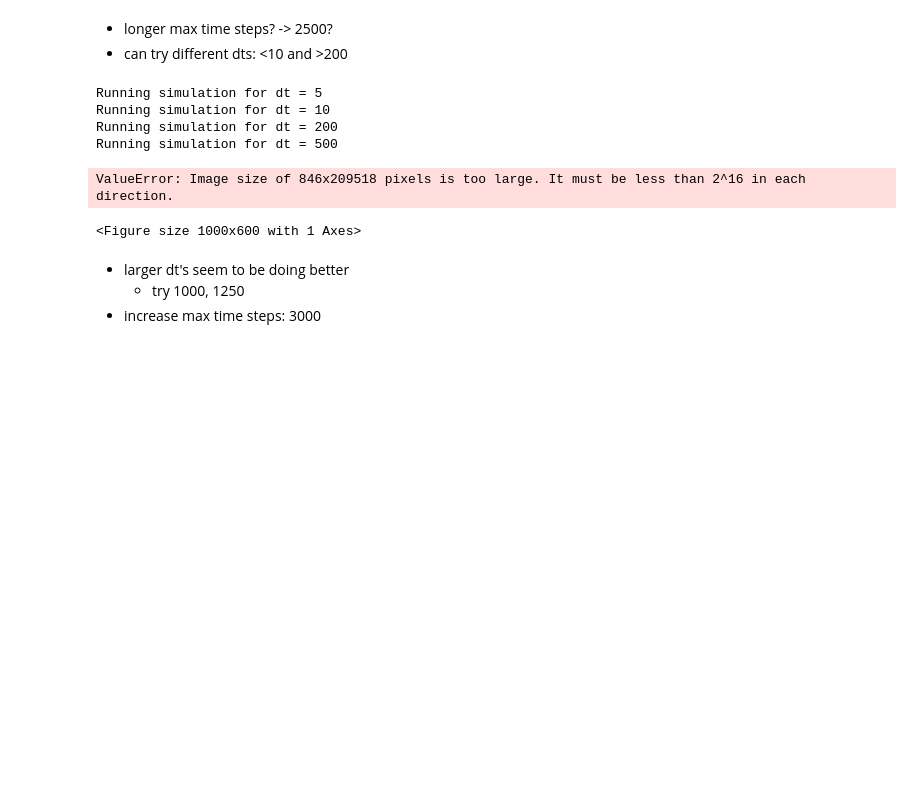
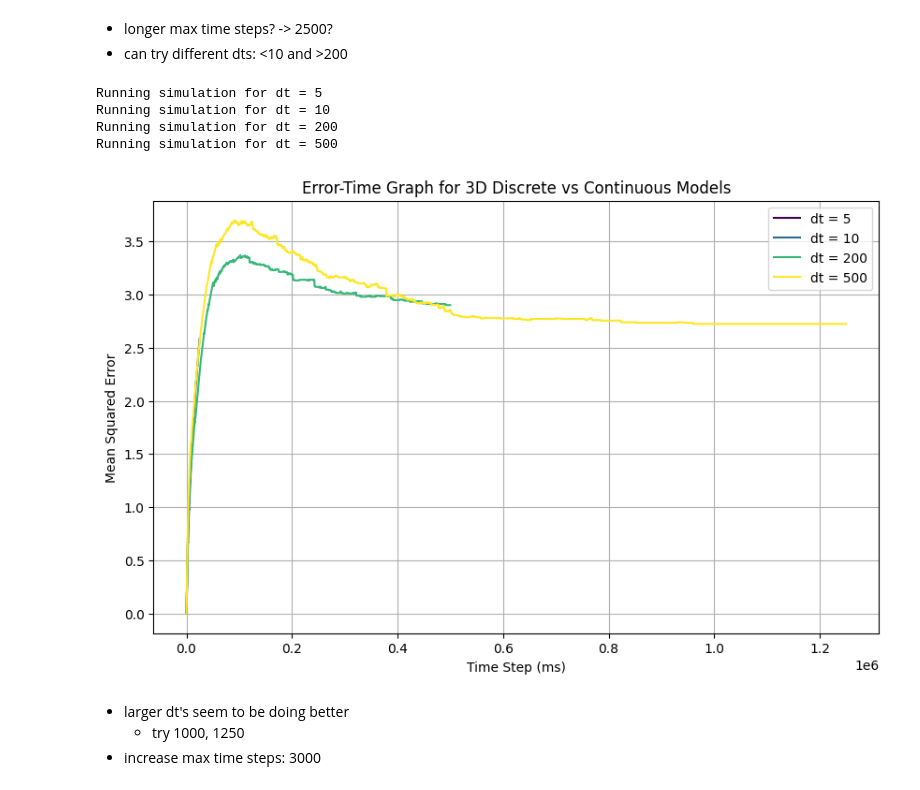
Before and after one commit to bchan42/abm_frost, a Jupyter notebook: combined_models/final3D.ipynb, the cells around one changed output. Saved outputs shown, nothing was run; the diff lists cells and outputs as text; code cells hidden in the pictures; blank space fills up the shorter version.

```diff
--- a/combined_models/final3D.ipynb
+++ b/combined_models/final3D.ipynb
@@ -143,34 +143,45 @@ plt.show()
 - longer max time steps? -> 2500?
 - can try different dts: <10 and >200
 # %%
-# Run simulations for multiple dt values
+import numpy as np
+import matplotlib.pyplot as plt
+
+# Assuming run_simulation is already defined and working correctly
+
+# List of dt values to test
 dts = [5, 10, 200, 500]
 max_time_steps = 2500
 results = {}
 
+# Run simulations for multiple dt values
 for dt in dts:
     print(f"Running simulation for dt = {dt}")
-    results[dt] = run_simulation(dt, max_time_steps=max_time_steps)
+    x_vals, errors = run_simulation(dt, max_time_steps=max_time_steps)
 
-# plot error-time graph
+    # Store results
+    results[dt] = {
+        'x_vals': x_vals,
+        'errors': errors
+    }
+
+# Plot error-time graph
 plt.figure(figsize=(10, 6))
 viridis_colors = plt.cm.viridis(np.linspace(0, 1, len(dts)))  # Use viridis color map
-for i, (dt, errors) in enumerate(results.items()):
-    plt.plot(range(len(errors)), errors, label=f"dt = {dt}", color=viridis_colors[i])
+for i, (dt, result) in enumerate(results.items()):
+    plt.plot(result['x_vals'], result['errors'], label=f"dt = {dt}", color=viridis_colors[i])
 
-plt.xlabel("Time Step")
+plt.xlabel("Time Step (ms)")
 plt.ylabel("Mean Squared Error")
 plt.title("Error-Time Graph for 3D Discrete vs Continuous Models")
 plt.legend()
 plt.grid(True)
 plt.show()
 # %% [output]
 Running simulation for dt = 5
 Running simulation for dt = 10
 Running simulation for dt = 200
 Running simulation for dt = 500
-ValueError: Image size of 846x209518 pixels is too large. It must be less than 2^16 in each direction.
-<Figure size 1000x600 with 1 Axes>
+[figure, added]
 # %% [markdown]
 - larger dt's seem to be doing better
     - try 1000, 1250
```
Also changed, not shown: parts of 6 cells of this notebook, 1 other file.
